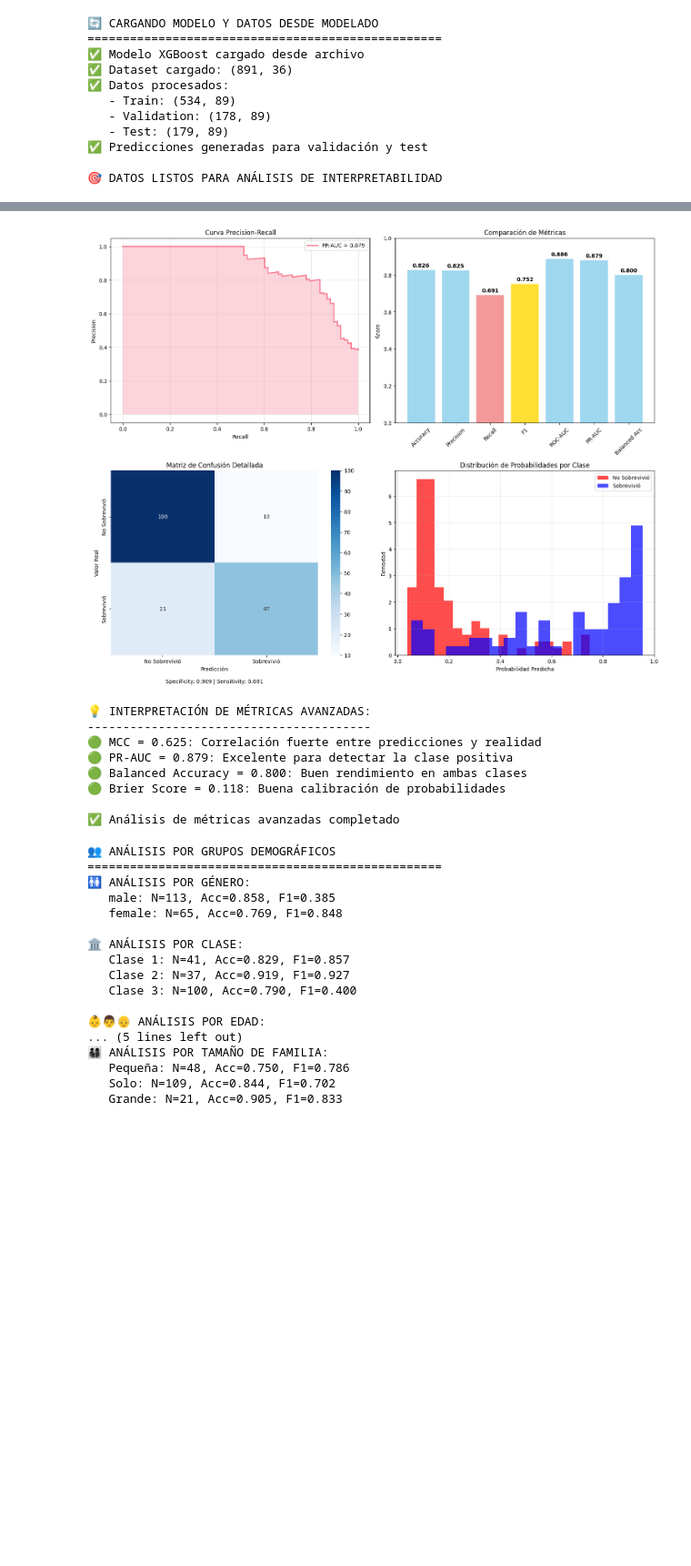
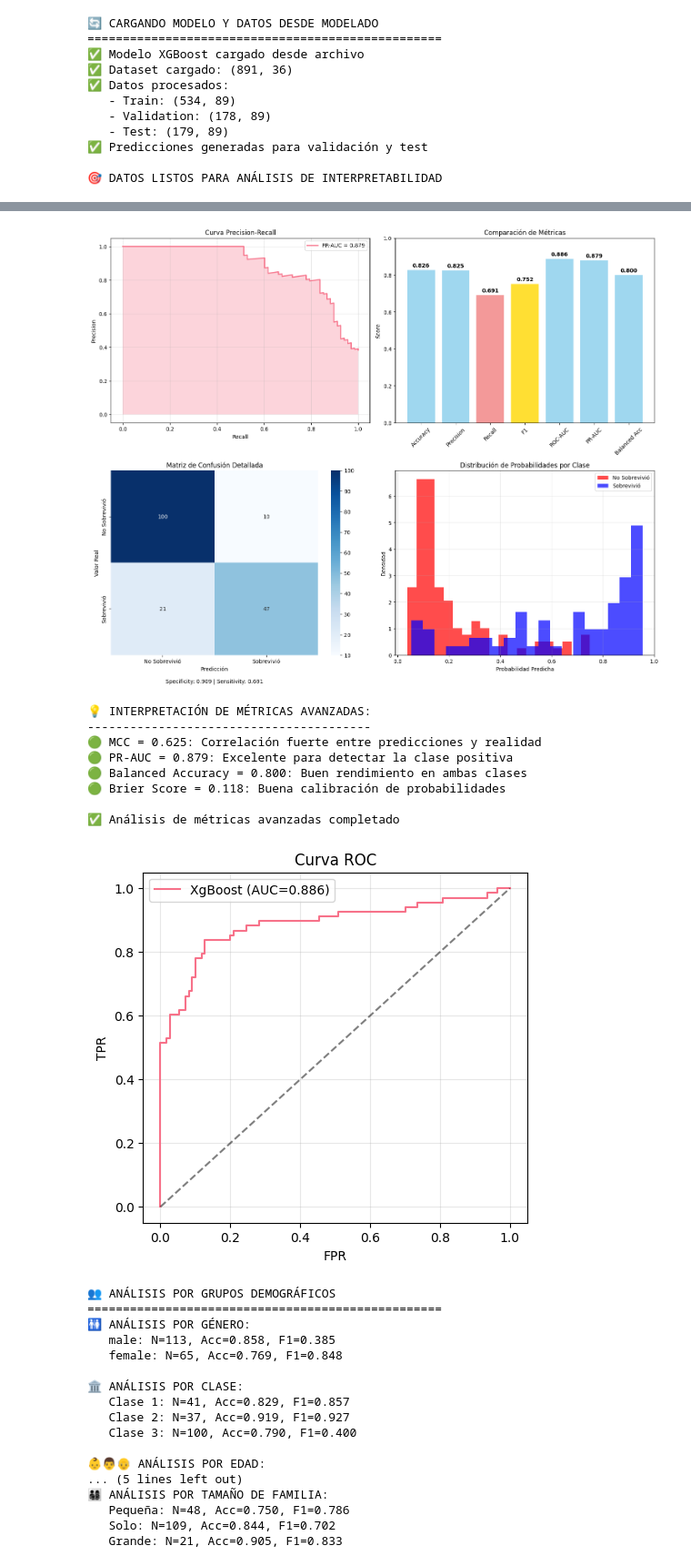
Before and after one commit to santiagosauma/ConcentracionAI, a Jupyter notebook: Entrega3/Entrega3_Interpretabilidad.ipynb, the cells around one changed output, grey strips where cells are left out. Shown at 91% size. Cells and saved outputs as stored; diff of their text form; code cells hidden in the pictures; blank space fills up the shorter version.

```diff
--- a/Entrega3/Entrega3_Interpretabilidad.ipynb
+++ b/Entrega3/Entrega3_Interpretabilidad.ipynb
@@ -569,6 +560,19 @@ if modelo is not None:
     plt.tight_layout()
     plt.show()
 
+    #Grafico de curva ROC
+    from sklearn.metrics import roc_curve, roc_auc_score
+    fpr_xg, tpr_xg, _ = roc_curve(y_val, y_pred_proba_val)
+    plt.figure(figsize=(12,5))
+    plt.subplot(1,2,1)
+    plt.plot(fpr_xg, tpr_xg, label=f'XgBoost (AUC={roc_auc:.3f})')
+    plt.plot([0,1],[0,1],'k--',alpha=0.5)
+    plt.xlabel('FPR')
+    plt.ylabel('TPR')
+    plt.title('Curva ROC')
+    plt.legend()
+    plt.grid(True, alpha=0.3)
+
     # 3. INTERPRETACIÓN DE MÉTRICAS AVANZADAS
     print("\n💡 INTERPRETACIÓN DE MÉTRICAS AVANZADAS:")
     print("-" * 40)
@@ -596,33 +600,34 @@ if modelo is not None:
         print(f"🟢 Brier Score = {brier_score:.3f}: Buena calibración de probabilidades")
     else:
         print(f"🟡 Brier Score = {brier_score:.3f}: Calibración mejorable")
 
     print(f"\n✅ Análisis de métricas avanzadas completado")
 
 else:
     print("❌ Modelo no disponible para generar métricas")
 # %% [output]
 📈 ANÁLISIS DE MÉTRICAS AVANZADAS
 ==================================================
 🎯 MÉTRICAS AVANZADAS PRINCIPALES:
    • Accuracy: 0.8258
    • Precision: 0.8246
    • Recall: 0.6912
    • F1-Score: 0.7520
    • ROC-AUC: 0.8864
    • PR-AUC: 0.8789
    • Matthews Correlation Coefficient (MCC): 0.6251
    • Balanced Accuracy: 0.8001
    • Brier Score: 0.1177 (menor es mejor)
 [figure]
 💡 INTERPRETACIÓN DE MÉTRICAS AVANZADAS:
 ----------------------------------------
 🟢 MCC = 0.625: Correlación fuerte entre predicciones y realidad
 🟢 PR-AUC = 0.879: Excelente para detectar la clase positiva
 🟢 Balanced Accuracy = 0.800: Buen rendimiento en ambas clases
 🟢 Brier Score = 0.118: Buena calibración de probabilidades
 
 ✅ Análisis de métricas avanzadas completado
+[figure, added]
 # %%
 # 👥 MÉTRICAS DESAGREGADAS POR GRUPOS DEMOGRÁFICOS
 print("👥 ANÁLISIS POR GRUPOS DEMOGRÁFICOS")
```
Also changed, not shown: parts of 6 cells of this notebook.
